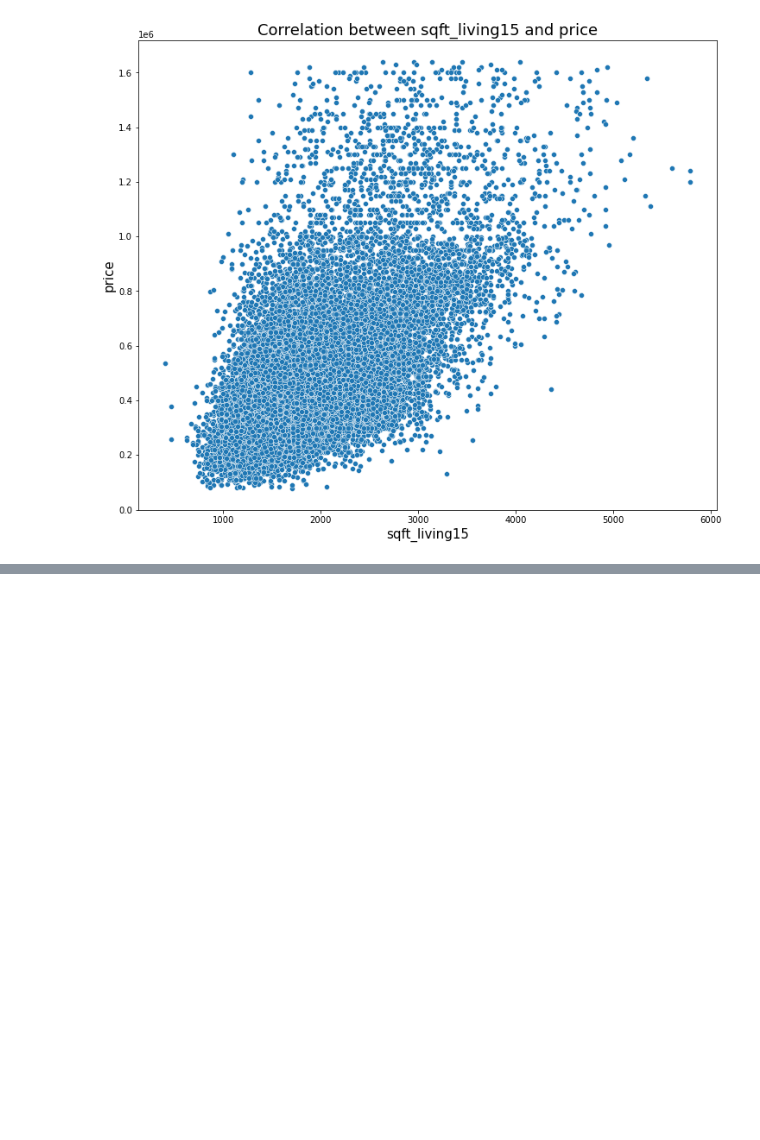
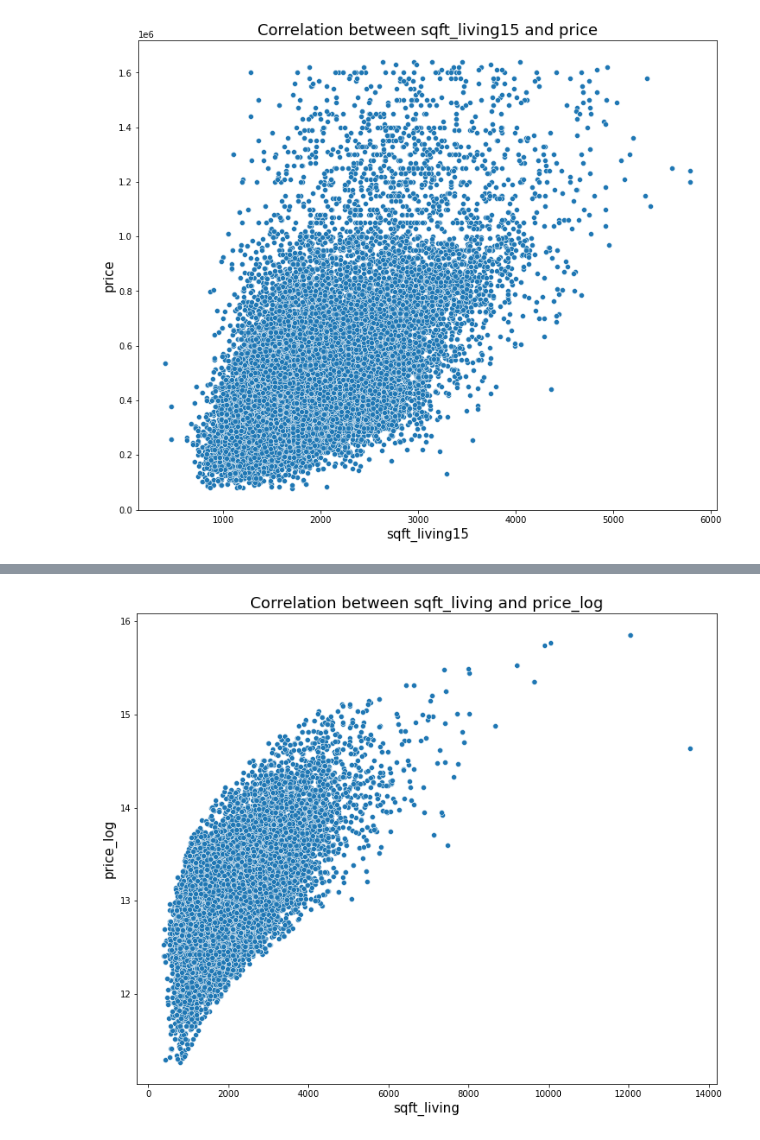
Before and after one commit to qsou/bsc-phase-two-project, a Jupyter notebook: notebooks/exploratory/bobbyexplore/Bobby_work.ipynb, the cells around one changed output, grey strips where cells are left out. Drawn from its saved outputs; the diff is of its cells as text; code cells hidden in the pictures; blank space fills up the shorter version.

```diff
--- a/notebooks/exploratory/bobbyexplore/Bobby_work.ipynb
+++ b/notebooks/exploratory/bobbyexplore/Bobby_work.ipynb
@@ -214,3 +227,8 @@ ax.set_ylabel('price', fontsize=15)
 ax.set_xlabel('sqft_living15', fontsize=15);
 # %% [output]
 [figure]
+# %%
+slimdf['house_to_hood']=slimdf['sqft_living']/slimdf['sqft_living15']
+# %%
+slimdf['price_log']=np.log(slimdf['price'])
+slimdf
@@ -216,0 +249,8 @@ ax.set_xlabel('sqft_living15', fontsize=15);
+# %%
+fig, ax = plt.subplots(figsize=(12,10))
+sns.scatterplot(x=slimdf['sqft_living'], y=slimdf['price_log'], ax=ax)
+ax.set_title('Correlation between sqft_living and price_log', fontsize=18)
+ax.set_ylabel('price_log', fontsize=15)
+ax.set_xlabel('sqft_living', fontsize=15);
+# %% [output]
+[figure, added]
```
Also changed, not shown: parts of 27 cells of this notebook.
